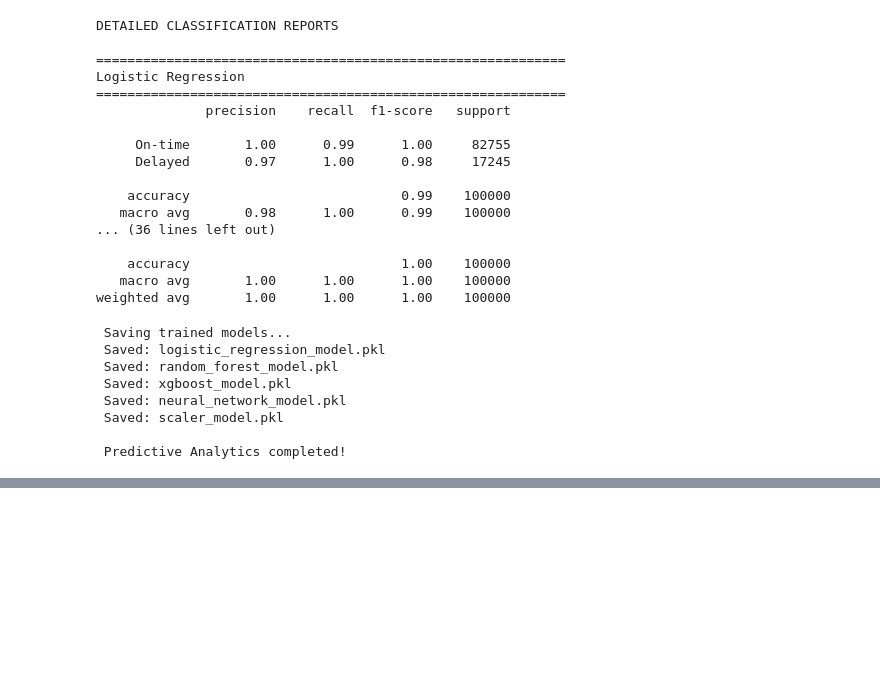
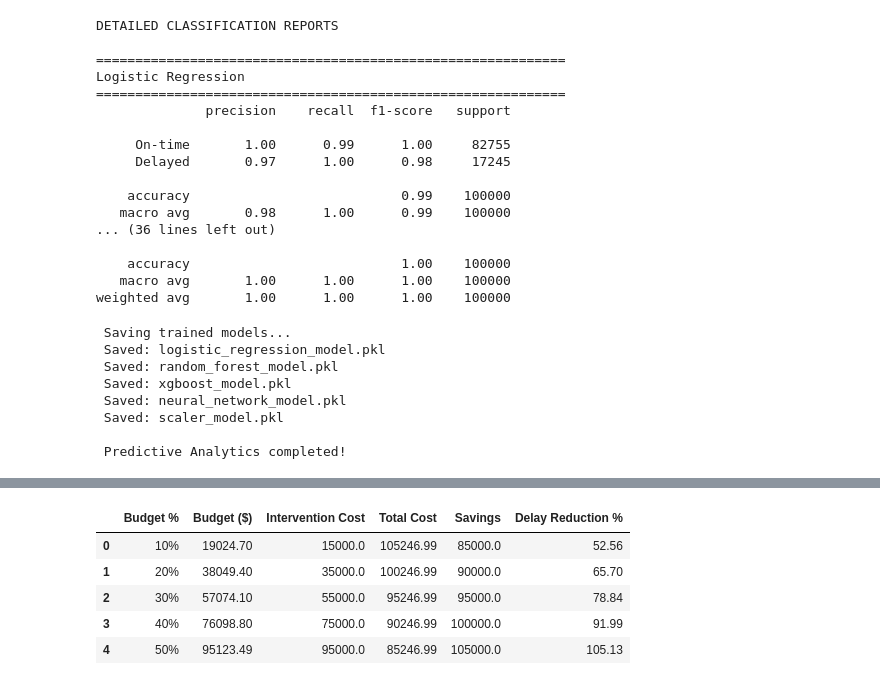
Before and after one commit to KL193/data-analysis-project-flight-delay, a Jupyter notebook: Untitled-1.ipynb, the cells around one changed output, grey strips where cells are left out. Cells and saved outputs as stored; diff of their text form; code cells hidden in the pictures; blank space fills up the shorter version.

```diff
--- a/Untitled-1.ipynb
+++ b/Untitled-1.ipynb
@@ -2051,0 +2406,90 @@ SAVING MODELS FOR WEB INTERFACE
+# %%
+
+print("SCENARIO ANALYSIS")
+
+
+print("\n Testing different budget constraints...")
+
+budget_scenarios = [0.1, 0.2, 0.3, 0.4, 0.5]  # 10%, 20%, 30%, 40%, 50% of baseline cost
+scenario_results = []
+
+for budget_pct in budget_scenarios:
+    # Create new LP problem
+    lp_scenario = LpProblem(f"Scenario_{int(budget_pct*100)}", LpMinimize)
+
+    # Decision variables
+    x1_s = LpVariable("maintenance", lowBound=0, upBound=MAX_MAINTENANCE_SLOTS, cat='Integer')
+    x2_s = LpVariable("crew", lowBound=0, upBound=MAX_CREW_AVAILABLE, cat='Integer')
+    x3_s = LpVariable("buffer", lowBound=0, upBound=MAX_BUFFER_FLIGHTS, cat='Integer')
+    x4_s = LpVariable("aircraft", lowBound=0, upBound=MAX_BACKUP_AIRCRAFT, cat='Integer')
+
+    # Expected delays after intervention
+    delays_after_s = (
+        baseline_expected_delays
+        - (x1_s * MAINTENANCE_EFFECTIVENESS)
+        - (x2_s * CREW_EFFECTIVENESS * 0.1)
+        - (x3_s * BUFFER_EFFECTIVENESS)
+        - (x4_s * BACKUP_EFFECTIVENESS * 10)
+    )
+
+    # Objective
+    total_cost_s = (
+        delays_after_s * DELAY_COST_PER_FLIGHT +
+        x1_s * MAINTENANCE_COST +
+        x2_s * CREW_COST +
+        x3_s * BUFFER_COST +
+        x4_s * BACKUP_AIRCRAFT_COST
+    )
+
+    lp_scenario += total_cost_s
+
+    # Constraints
+    lp_scenario += x1_s <= MAX_MAINTENANCE_SLOTS
+    lp_scenario += x2_s <= MAX_CREW_AVAILABLE
+    lp_scenario += x3_s <= MAX_BUFFER_FLIGHTS
+    lp_scenario += x4_s <= MAX_BACKUP_AIRCRAFT
+
+    # Budget constraint for this scenario
+    scenario_budget = baseline_cost * budget_pct
+    lp_scenario += (
+        x1_s * MAINTENANCE_COST +
+        x2_s * CREW_COST +
+        x3_s * BUFFER_COST +
+        x4_s * BACKUP_AIRCRAFT_COST
+    ) <= scenario_budget
+
+    # Solve
+    lp_scenario.solve(PULP_CBC_CMD(msg=0))
+
+    if LpStatus[lp_scenario.status] == 'Optimal':
+        scenario_intervention_cost = (
+            value(x1_s) * MAINTENANCE_COST +
+            value(x2_s) * CREW_COST +
+            value(x3_s) * BUFFER_COST +
+            value(x4_s) * BACKUP_AIRCRAFT_COST
+        )
+
+        scenario_delays = baseline_expected_delays - (
+            value(x1_s) * MAINTENANCE_EFFECTIVENESS +
+            value(x2_s) * CREW_EFFECTIVENESS * 0.1 +
+            value(x3_s) * BUFFER_EFFECTIVENESS +
+            value(x4_s) * BACKUP_EFFECTIVENESS * 10
+        )
+
+        scenario_delay_cost = scenario_delays * DELAY_COST_PER_FLIGHT
+        scenario_total_cost = scenario_delay_cost + scenario_intervention_cost
+        scenario_savings = baseline_cost - scenario_total_cost
+
+        scenario_results.append({
+            'Budget %': f'{int(budget_pct*100)}%',
+            'Budget ($)': scenario_budget,
+            'Intervention Cost': scenario_intervention_cost,
+            'Total Cost': scenario_total_cost,
+            'Savings': scenario_savings,
+            'Delay Reduction %': ((baseline_expected_delays - scenario_delays) / baseline_expected_delays) * 100
+        })
+
+scenario_df = pd.DataFrame(scenario_results)
+print("\n Scenario Analysis Results:")
+display(scenario_df.round(2))
+# %% [output]
@@ -2051,0 +2501,6 @@ SAVING MODELS FOR WEB INTERFACE
+|  | Budget % | Budget ($) | Intervention Cost | Total Cost | Savings | Delay Reduction % |
+| 0 | 10% | 19024.70 | 15000.0 | 105246.99 | 85000.0 | 52.56 |
+| 1 | 20% | 38049.40 | 35000.0 | 100246.99 | 90000.0 | 65.70 |
+| 2 | 30% | 57074.10 | 55000.0 | 95246.99 | 95000.0 | 78.84 |
+| 3 | 40% | 76098.80 | 75000.0 | 90246.99 | 100000.0 | 91.99 |
+| 4 | 50% | 95123.49 | 95000.0 | 85246.99 | 105000.0 | 105.13 |
```
Also changed, not shown: parts of 16 cells of this notebook, 12 other files.
